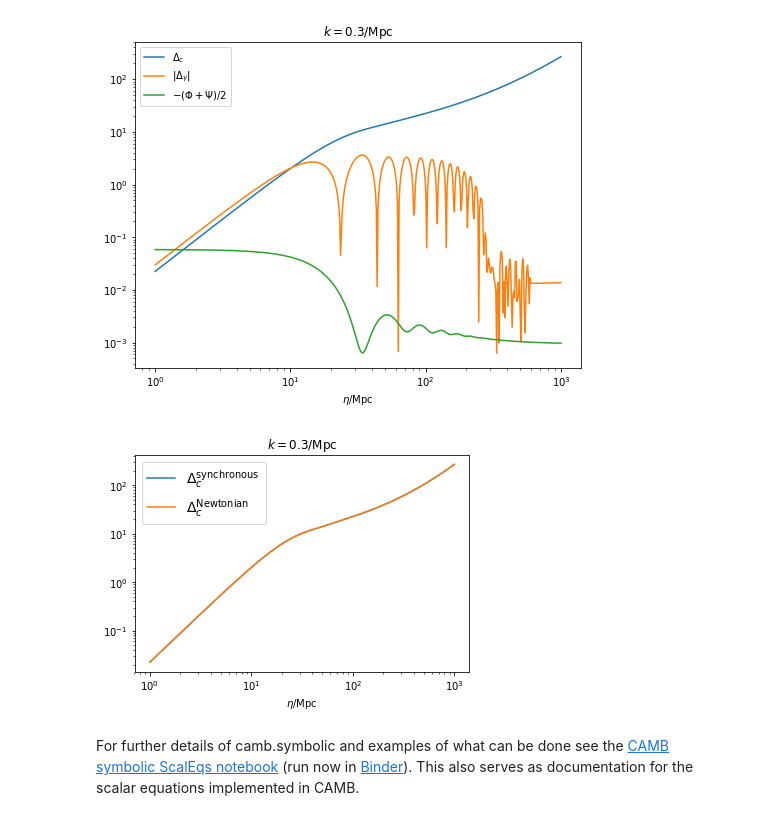
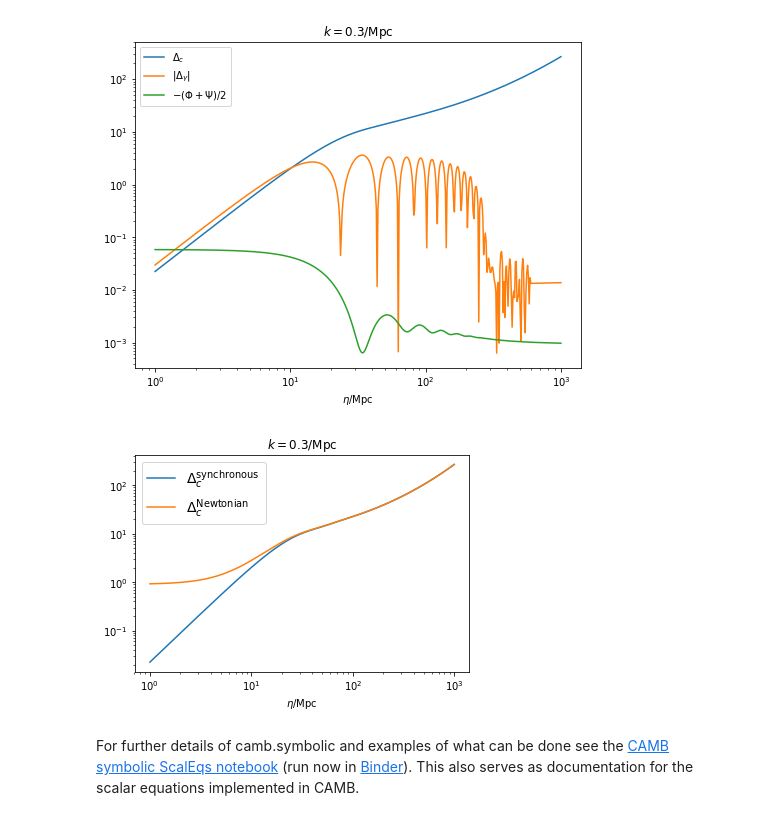
Before and after one commit to cmbant/CosmoMC, a Jupyter notebook: camb/pycamb/docs/CAMBdemo.ipynb, the cells around one changed output. Saved outputs shown, nothing was run; the diff lists cells and outputs as text; code cells hidden in the pictures.

```diff
--- a/camb/pycamb/docs/CAMBdemo.ipynb
+++ b/camb/pycamb/docs/CAMBdemo.ipynb
@@ -402,18 +402,18 @@ plot_ev(data.get_time_evolution(k, eta, ['delta_cdm','delta_photon', 'Weyl'],lAc
 # %%
 #It's also possible to plot quantities in other gauges, or arbitrary symbolic expressions,
 #using camb.symbolic.
 #For example, this plots the Newtonian gauge density compared to the synchronous gauge one
 import camb.symbolic as cs
 Delta_c_N = cs.make_frame_invariant(cs.Delta_c, 'Newtonian')
-ev=data.get_time_evolution(k, eta, ['delta_cdm',cs.Delta_c])
+ev=data.get_time_evolution(k, eta, ['delta_cdm',Delta_c_N])
 plt.figure(figsize=(6,4))
 plt.loglog(eta,ev[:,0])
 plt.loglog(eta,ev[:,1])
 plt.title(r'$k= %s/\rm{Mpc}$'%k)
 plt.xlabel(r'$\eta/\rm{Mpc}$');
 plt.legend([r'$\Delta_c^{\rm synchronous}$', r'$\Delta_c^{\rm Newtonian}$'], fontsize=14);
 # %% [output]
-[figure, old version]
+[figure, new version]
 # %% [markdown]
 For further details of camb.symbolic and examples of what can be done see the [CAMB symbolic ScalEqs notebook](http://camb.readthedocs.org/en/latest/ScalEqs.html) (run now in [Binder](https://mybinder.org/v2/gh/cmbant/camb/master?filepath=pycamb%2Fdocs%2FScalEqs.ipynb)). This also serves as documentation for the scalar equations implemented in CAMB.
 # %%
```
Also changed, not shown: parts of 1 cell of this notebook, 2 other files.
